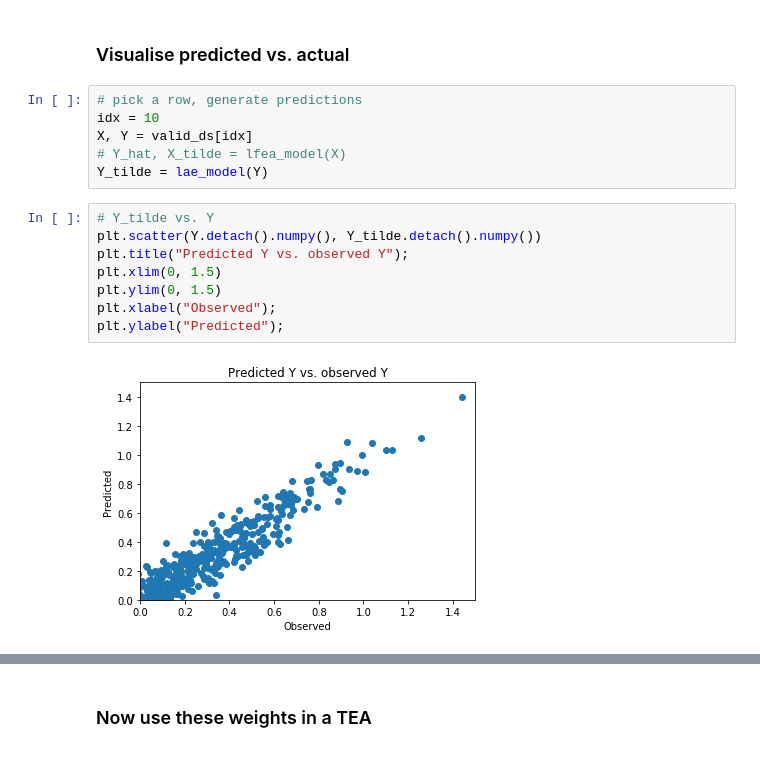
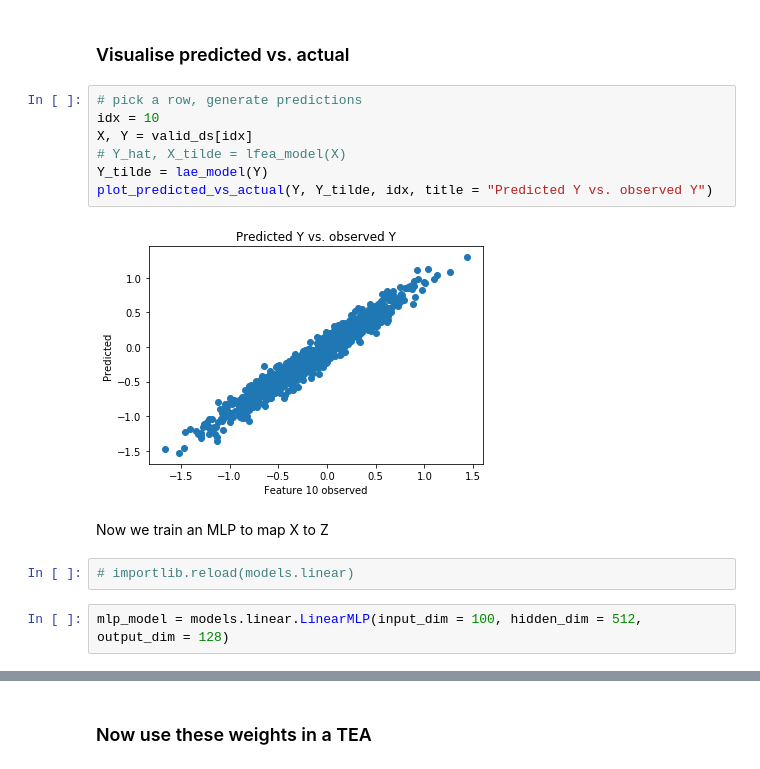
Before and after one commit to notreallyme2/teas, a Jupyter notebook: linear_teas.ipynb, the cells around one changed output, grey strips where cells are left out. Saved outputs shown, nothing was run; the diff lists cells and outputs as text.

```diff
--- a/linear_teas.ipynb
+++ b/linear_teas.ipynb
@@ -87,16 +77,15 @@ Final valid loss: 0.010766220395453274
 # %%
 # pick a row, generate predictions
 idx = 10
 X, Y = valid_ds[idx]
 # Y_hat, X_tilde = lfea_model(X)
 Y_tilde = lae_model(Y)
+plot_predicted_vs_actual(Y, Y_tilde, idx, title = "Predicted Y vs. observed Y")
+# %% [output]
+[figure, added]
-# %%
-# Y_tilde vs. Y
-plt.scatter(Y.detach().numpy(), Y_tilde.detach().numpy())
-plt.title("Predicted Y vs. observed Y");
-plt.xlim(0, 1.5)
-plt.ylim(0, 1.5)
-plt.xlabel("Observed");
-plt.ylabel("Predicted");
-# %% [output]
-[figure, removed]
+# %% [markdown]
+Now we train an MLP to map X to Z
+# %%
+# importlib.reload(models.linear)
+# %%
+mlp_model = models.linear.LinearMLP(input_dim = 100, hidden_dim = 512, output_dim = 128)
```
Also changed, not shown: parts of 24 cells of this notebook, 2 other files.
